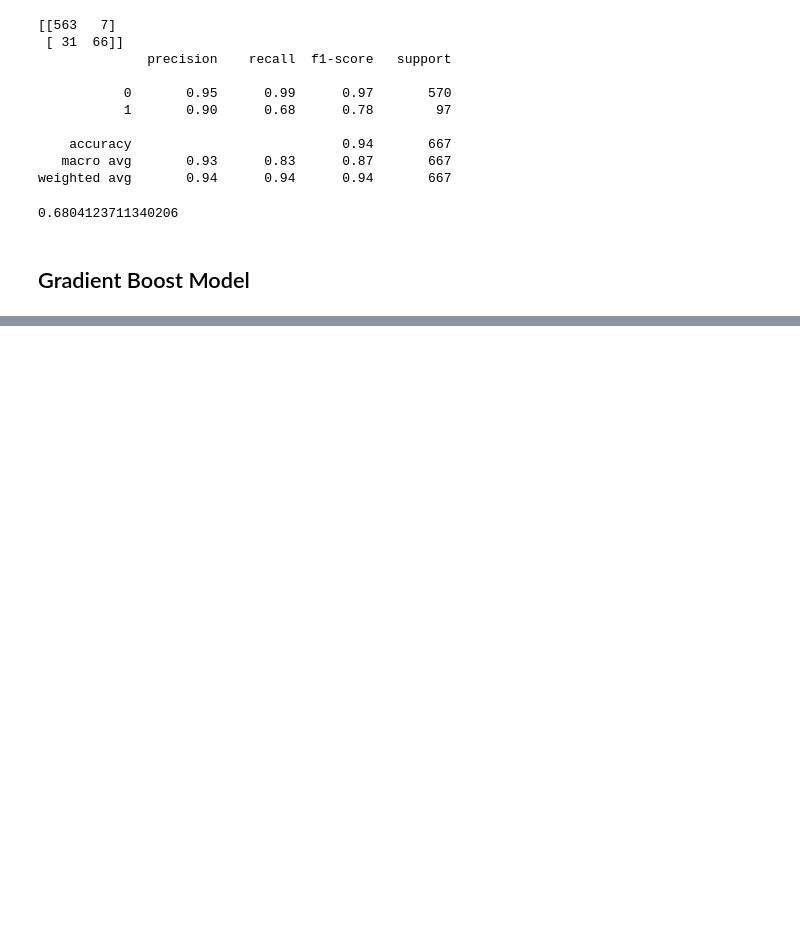
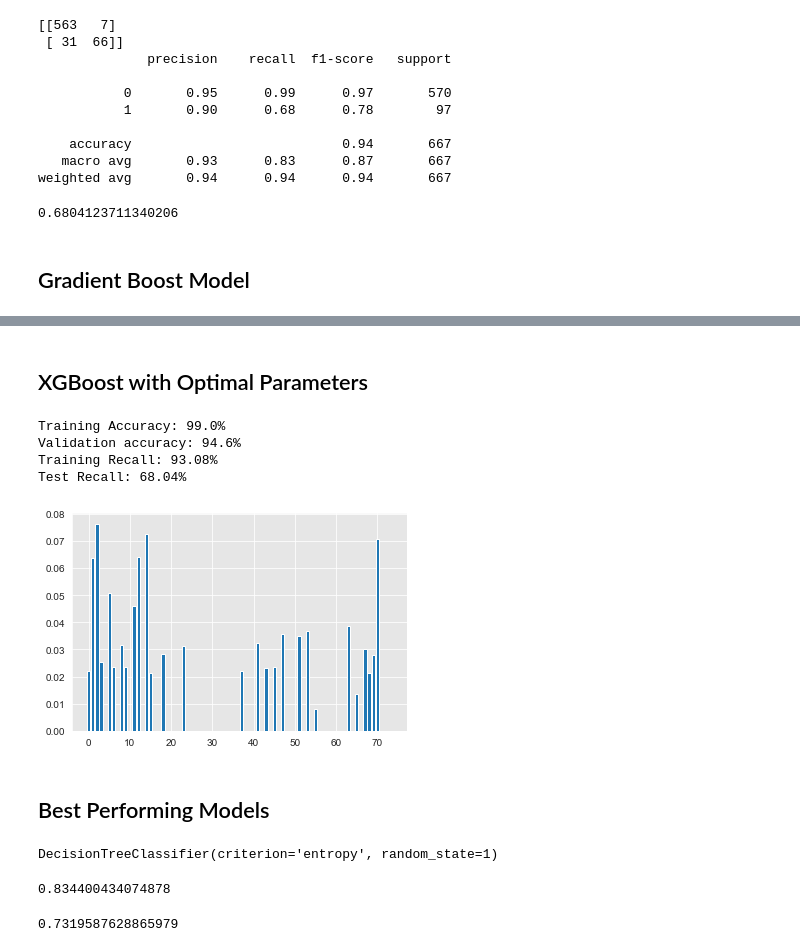
Before and after one commit to gt1719/syriatel_costumer_churn_analysis, a Jupyter notebook: syriatel_costumer_churn_analysis.ipynb, the cells around one changed output, grey strips where cells are left out. Drawn from its saved outputs; the diff is of its cells as text; code cells hidden in the pictures; blank space fills up the shorter version.

```diff
--- a/syriatel_costumer_churn_analysis.ipynb
+++ b/syriatel_costumer_churn_analysis.ipynb
@@ -837,0 +843,2 @@ recall_score(y_test, y_pred)
+# %%
+gbt_clf.fit(X_train, y_train)
@@ -837,0 +1001,22 @@ recall_score(y_test, y_pred)
+# %%
+grid_xg = GridSearchCV(xg, param_grid, scoring='accuracy', cv=None, n_jobs=1)
+grid_xg.fit(X_train, y_train)
+
+best_parameters = grid_xg.best_params_
+
+print('Grid Search found the following optimal parameters: ')
+for param_name in sorted(best_parameters.keys()):
+    print('%s: %r' % (param_name, best_parameters[param_name]))
+
+training_preds = grid_xg.predict(X_train)
+test_preds = grid_xg.predict(X_test)
+training_accuracy = accuracy_score(y_train, training_preds)
+test_accuracy = accuracy_score(y_test, test_preds)
+train_recall = recall_score(y_train, training_preds)
+test_recall = recall_score(y_test, test_preds)
+
+print('')
+print('Training Accuracy: {:.4}%'.format(training_accuracy * 100))
+print('Validation accuracy: {:.4}%'.format(test_accuracy * 100))
+print('Training Recall: {:.4}%'.format(train_recall * 100))
+print('Test Recall: {:.4}%'.format(test_recall * 100))
@@ -837,0 +1035,50 @@ recall_score(y_test, y_pred)
+# %% [markdown]
+## XGBoost with Optimal Parameters
+# %%
+xg = XGBClassifier(max_depth = 6, learning_rate = .1, n_estimators = 100, min_child_weight = 1, subsample = .7, random_state = 1, eval_metric='logloss')
+
+xg.fit(X_train, y_train)
+
+training_preds = xg.predict(X_train)
+test_preds = xg.predict(X_test)
+
+training_accuracy = accuracy_score(y_train, training_preds)
+test_accuracy = accuracy_score(y_test, test_preds)
+train_recall = recall_score(y_train, training_preds)
+test_recall = recall_score(y_test, test_preds)
+
+print('Training Accuracy: {:.4}%'.format(training_accuracy * 100))
+print('Validation accuracy: {:.4}%'.format(test_accuracy * 100))
+print('Training Recall: {:.4}%'.format(train_recall * 100))
+print('Test Recall: {:.4}%'.format(test_recall * 100))
+# %% [output]
+Training Accuracy: 99.0%
+Validation accuracy: 94.6%
+Training Recall: 93.08%
+Test Recall: 68.04%
+# %%
+plt.bar(range(len(xg.feature_importances_)), xg.feature_importances_);
+# plt.savefig("images/xgboost.png")
+# %% [output]
+[figure, added]
+# %% [markdown]
+## Best Performing Models
+# %%
+dt = DecisionTreeClassifier(criterion='entropy', random_state=1)
+dt.fit(X_train, y_train)
+# %% [output]
+DecisionTreeClassifier(criterion='entropy', random_state=1)
+# %%
+# Make predictions using test set
+y_pred = dt.predict(X_test)
+
+# Check the AUC of predictions
+false_positive_rate, true_positive_rate, threshols = roc_curve(y_test, y_pred)
+roc_auc = auc(false_positive_rate, true_positive_rate)
+roc_auc
+# %% [output]
+0.834400434074878
+# %%
+recall_score(y_test, y_pred)
+# %% [output]
+0.7319587628865979
```
Also changed, not shown: parts of 33 cells of this notebook.
